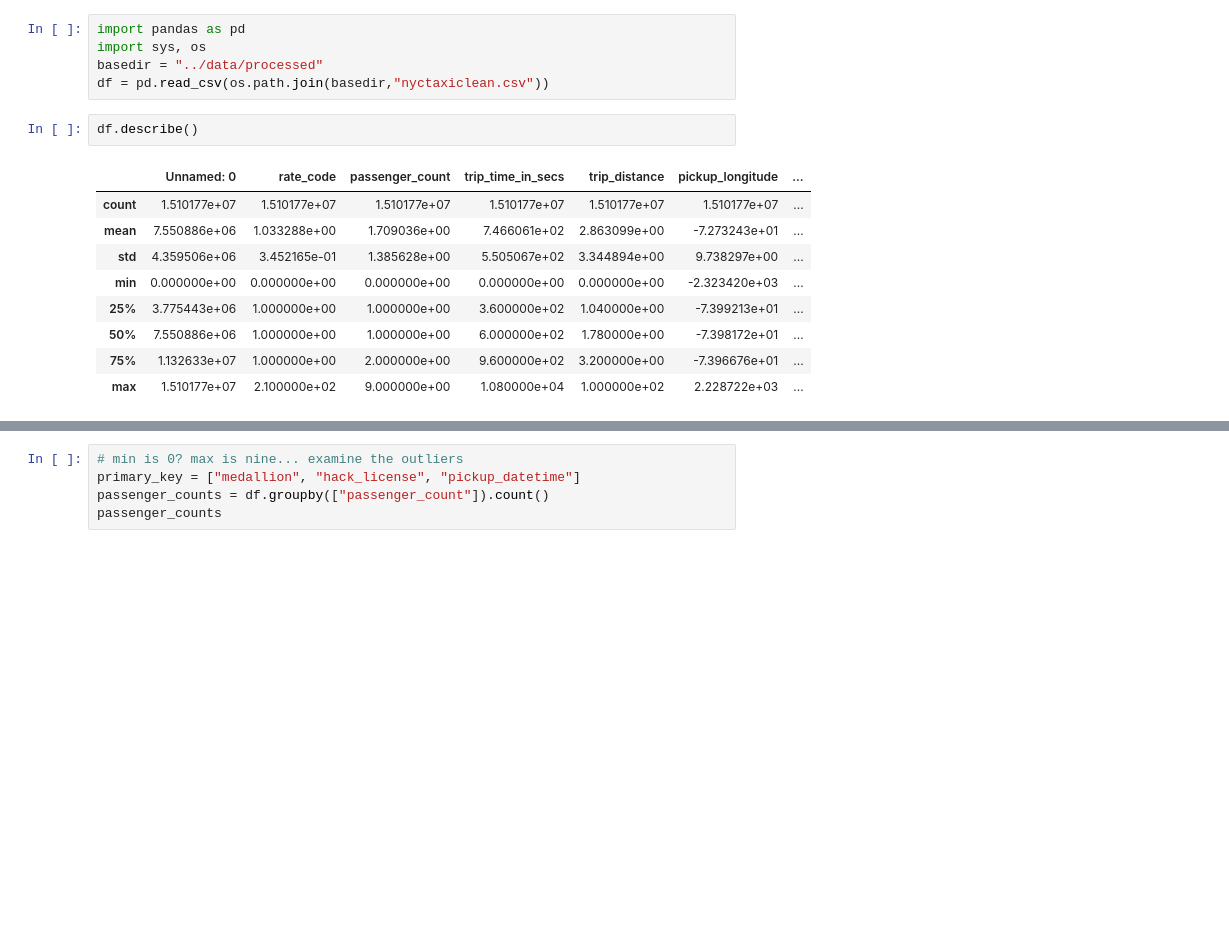
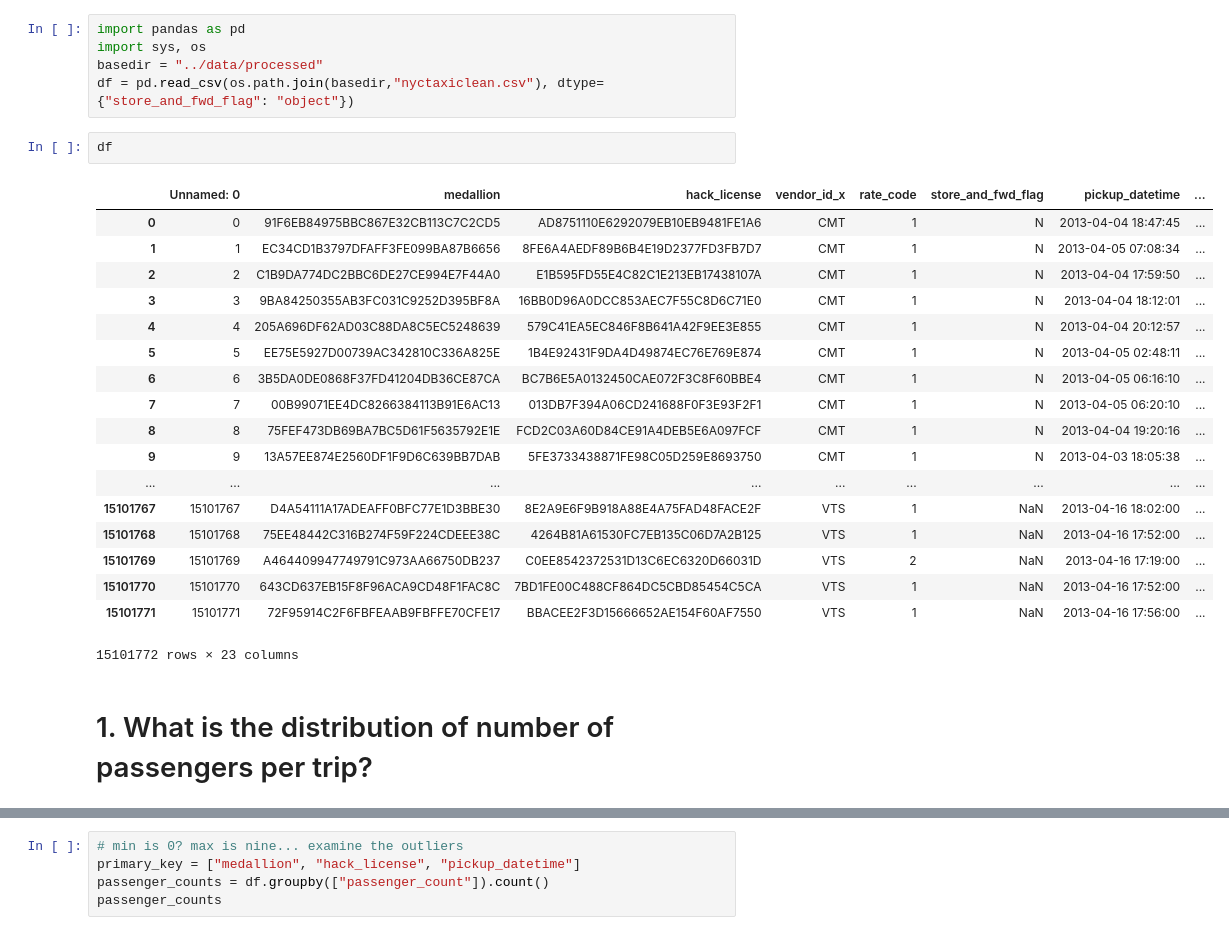
Before and after one commit to desultir/NYCTaxi, a Jupyter notebook: notebooks/describe data.ipynb, the cells around one changed output, grey strips where cells are left out. Saved outputs shown, nothing was run; the diff lists cells and outputs as text; blank space fills up the shorter version.

```diff
--- a/notebooks/describe data.ipynb
+++ b/notebooks/describe data.ipynb
@@ -2,17 +2,28 @@
 import pandas as pd
 import sys, os
 basedir = "../data/processed"
-df = pd.read_csv(os.path.join(basedir,"nyctaxiclean.csv"))
+df = pd.read_csv(os.path.join(basedir,"nyctaxiclean.csv"), dtype={"store_and_fwd_flag": "object"})
 # %%
-df.describe()
+df
 # %% [output]
-|  | Unnamed: 0 | rate_code | passenger_count | trip_time_in_secs | trip_distance | pickup_longitude | ... |
-| count | 1.510177e+07 | 1.510177e+07 | 1.510177e+07 | 1.510177e+07 | 1.510177e+07 | 1.510177e+07 | ... |
-| mean | 7.550886e+06 | 1.033288e+00 | 1.709036e+00 | 7.466061e+02 | 2.863099e+00 | -7.273243e+01 | ... |
-| std | 4.359506e+06 | 3.452165e-01 | 1.385628e+00 | 5.505067e+02 | 3.344894e+00 | 9.738297e+00 | ... |
-| min | 0.000000e+00 | 0.000000e+00 | 0.000000e+00 | 0.000000e+00 | 0.000000e+00 | -2.323420e+03 | ... |
-| 25% | 3.775443e+06 | 1.000000e+00 | 1.000000e+00 | 3.600000e+02 | 1.040000e+00 | -7.399213e+01 | ... |
-| 50% | 7.550886e+06 | 1.000000e+00 | 1.000000e+00 | 6.000000e+02 | 1.780000e+00 | -7.398172e+01 | ... |
-| 75% | 1.132633e+07 | 1.000000e+00 | 2.000000e+00 | 9.600000e+02 | 3.200000e+00 | -7.396676e+01 | ... |
-| max | 1.510177e+07 | 2.100000e+02 | 9.000000e+00 | 1.080000e+04 | 1.000000e+02 | 2.228722e+03 | ... |
+|  | Unnamed: 0 | medallion | hack_license | vendor_id_x | rate_code | store_and_fwd_flag | pickup_datetime | ... |
+| 0 | 0 | 91F6EB84975BBC867E32CB113C7C2CD5 | AD8751110E6292079EB10EB9481FE1A6 | CMT | 1 | N | 2013-04-04 18:47:45 | ... |
+| 1 | 1 | EC34CD1B3797DFAFF3FE099BA87B6656 | 8FE6A4AEDF89B6B4E19D2377FD3FB7D7 | CMT | 1 | N | 2013-04-05 07:08:34 | ... |
+| 2 | 2 | C1B9DA774DC2BBC6DE27CE994E7F44A0 | E1B595FD55E4C82C1E213EB17438107A | CMT | 1 | N | 2013-04-04 17:59:50 | ... |
+| 3 | 3 | 9BA84250355AB3FC031C9252D395BF8A | 16BB0D96A0DCC853AEC7F55C8D6C71E0 | CMT | 1 | N | 2013-04-04 18:12:01 | ... |
+| 4 | 4 | 205A696DF62AD03C88DA8C5EC5248639 | 579C41EA5EC846F8B641A42F9EE3E855 | CMT | 1 | N | 2013-04-04 20:12:57 | ... |
+| 5 | 5 | EE75E5927D00739AC342810C336A825E | 1B4E92431F9DA4D49874EC76E769E874 | CMT | 1 | N | 2013-04-05 02:48:11 | ... |
+| 6 | 6 | 3B5DA0DE0868F37FD41204DB36CE87CA | BC7B6E5A0132450CAE072F3C8F60BBE4 | CMT | 1 | N | 2013-04-05 06:16:10 | ... |
+| 7 | 7 | 00B99071EE4DC8266384113B91E6AC13 | 013DB7F394A06CD241688F0F3E93F2F1 | CMT | 1 | N | 2013-04-05 06:20:10 | ... |
+| 8 | 8 | 75FEF473DB69BA7BC5D61F5635792E1E | FCD2C03A60D84CE91A4DEB5E6A097FCF | CMT | 1 | N | 2013-04-04 19:20:16 | ... |
+| 9 | 9 | 13A57EE874E2560DF1F9D6C639BB7DAB | 5FE3733438871FE98C05D259E8693750 | CMT | 1 | N | 2013-04-03 18:05:38 | ... |
+| ... | ... | ... | ... | ... | ... | ... | ... | ... |
+| 15101767 | 15101767 | D4A54111A17ADEAFF0BFC77E1D3BBE30 | 8E2A9E6F9B918A88E4A75FAD48FACE2F | VTS | 1 | NaN | 2013-04-16 18:02:00 | ... |
+| 15101768 | 15101768 | 75EE48442C316B274F59F224CDEEE38C | 4264B81A61530FC7EB135C06D7A2B125 | VTS | 1 | NaN | 2013-04-16 17:52:00 | ... |
+| 15101769 | 15101769 | A464409947749791C973AA66750DB237 | C0EE8542372531D13C6EC6320D66031D | VTS | 2 | NaN | 2013-04-16 17:19:00 | ... |
+| 15101770 | 15101770 | 643CD637EB15F8F96ACA9CD48F1FAC8C | 7BD1FE00C488CF864DC5CBD85454C5CA | VTS | 1 | NaN | 2013-04-16 17:52:00 | ... |
+| 15101771 | 15101771 | 72F95914C2F6FBFEAAB9FBFFE70CFE17 | BBACEE2F3D15666652AE154F60AF7550 | VTS | 1 | NaN | 2013-04-16 17:56:00 | ... |
+15101772 rows × 23 columns
+# %% [markdown]
+# 1. What is the distribution of number of passengers per trip?
 # %%
```
Also changed, not shown: parts of 11 cells of this notebook.
